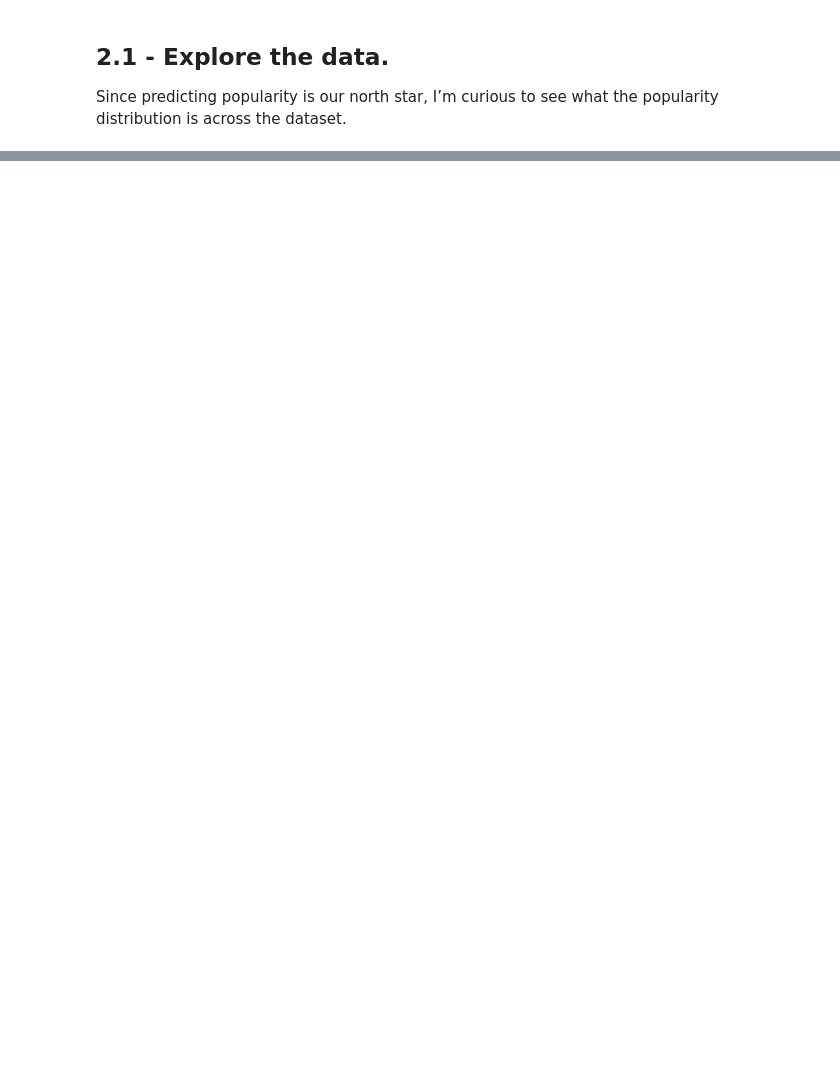
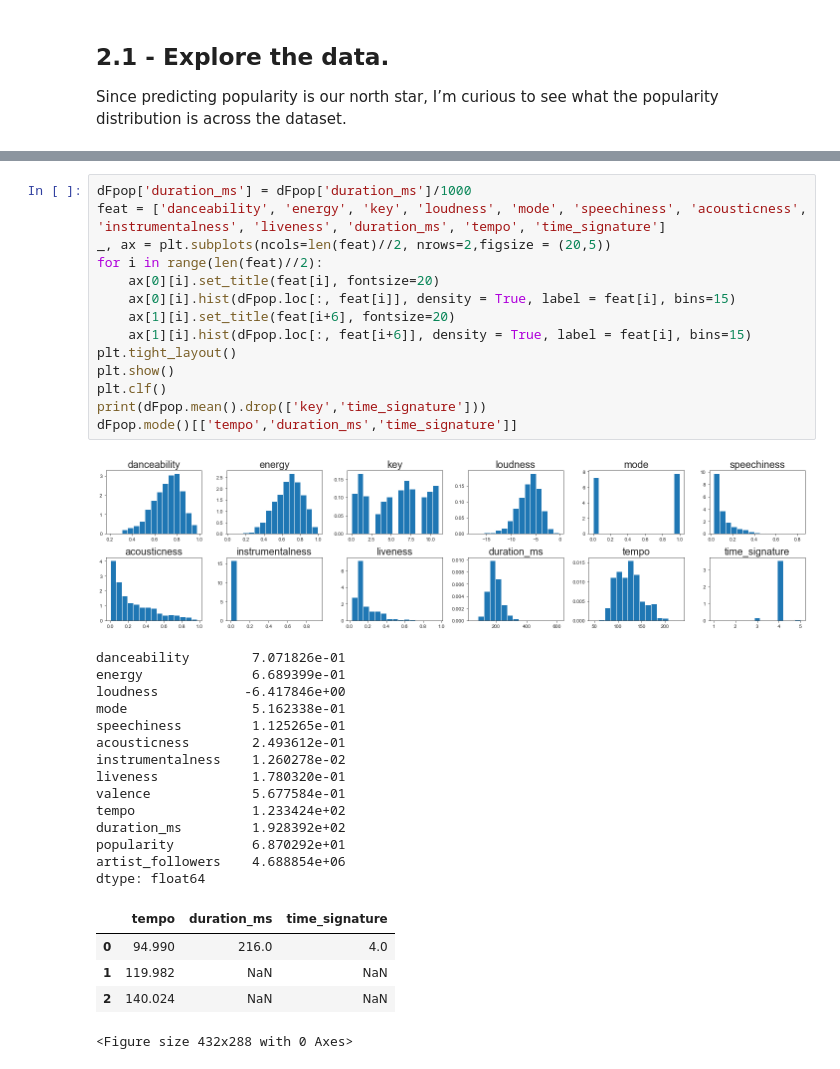
Before and after one commit to Benjamin-Barda/spotyCARLO, a Jupyter notebook: PacosPart.ipynb, the cells around one changed output, grey strips where cells are left out. Drawn from its saved outputs; the diff is of its cells as text; blank space fills up the shorter version.

```diff
--- a/PacosPart.ipynb
+++ b/PacosPart.ipynb
@@ -60,0 +78,35 @@ _ = plt.hist(dF[['popularity']],density = True, bins = 24,edgecolor='white',)
+# %%
+dFpop['duration_ms'] = dFpop['duration_ms']/1000
+feat = ['danceability', 'energy', 'key', 'loudness', 'mode', 'speechiness', 'acousticness', 'instrumentalness', 'liveness', 'duration_ms', 'tempo', 'time_signature']
+_, ax = plt.subplots(ncols=len(feat)//2, nrows=2,figsize = (20,5))
+for i in range(len(feat)//2):
+    ax[0][i].set_title(feat[i], fontsize=20)
+    ax[0][i].hist(dFpop.loc[:, feat[i]], density = True, label = feat[i], bins=15)
+    ax[1][i].set_title(feat[i+6], fontsize=20)
+    ax[1][i].hist(dFpop.loc[:, feat[i+6]], density = True, label = feat[i], bins=15)
+plt.tight_layout()
+plt.show()
+plt.clf()
+print(dFpop.mean().drop(['key','time_signature']))
+dFpop.mode()[['tempo','duration_ms','time_signature']]
+# %% [output]
+[figure, added]
+danceability        7.071826e-01
+energy              6.689399e-01
+loudness           -6.417846e+00
+mode                5.162338e-01
+speechiness         1.125265e-01
+acousticness        2.493612e-01
+instrumentalness    1.260278e-02
+liveness            1.780320e-01
+valence             5.677584e-01
+tempo               1.233424e+02
+duration_ms         1.928392e+02
+popularity          6.870292e+01
+artist_followers    4.688854e+06
+dtype: float64
+|  | tempo | duration_ms | time_signature |
+| 0 | 94.990 | 216.0 | 4.0 |
+| 1 | 119.982 | NaN | NaN |
+| 2 | 140.024 | NaN | NaN |
+<Figure size 432x288 with 0 Axes>
```
Also changed, not shown: parts of 10 cells of this notebook, 2 other files.
